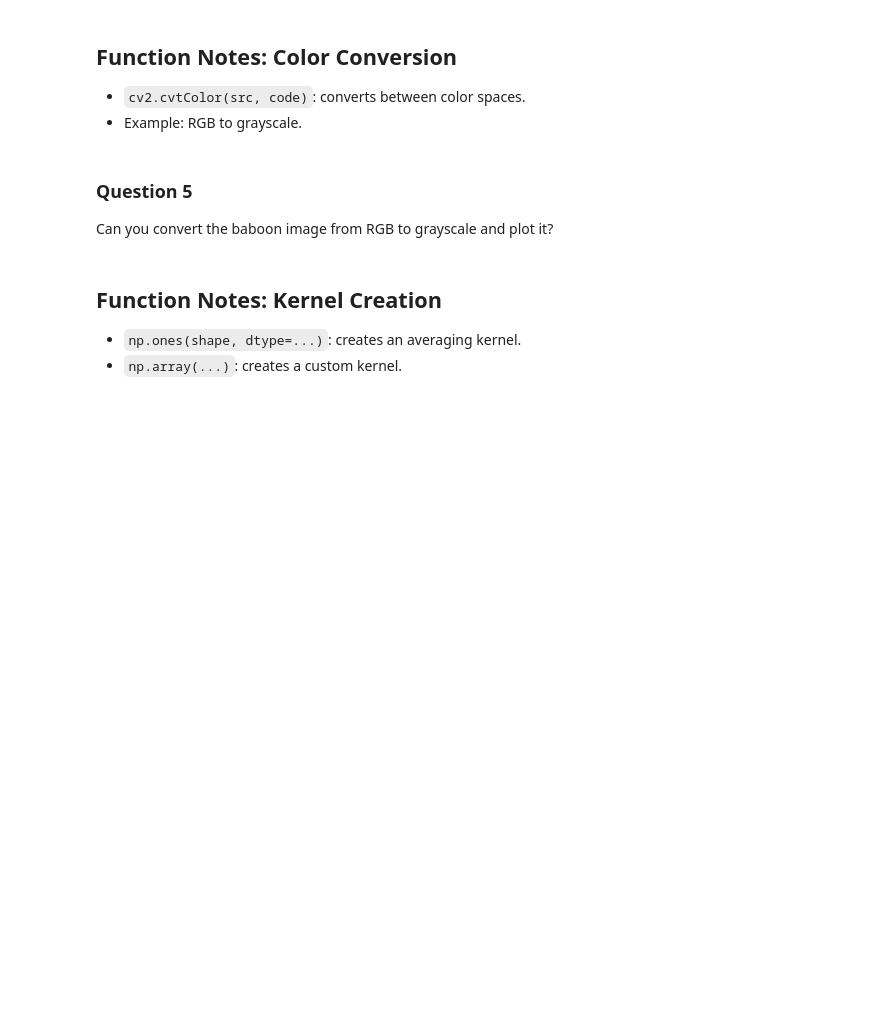
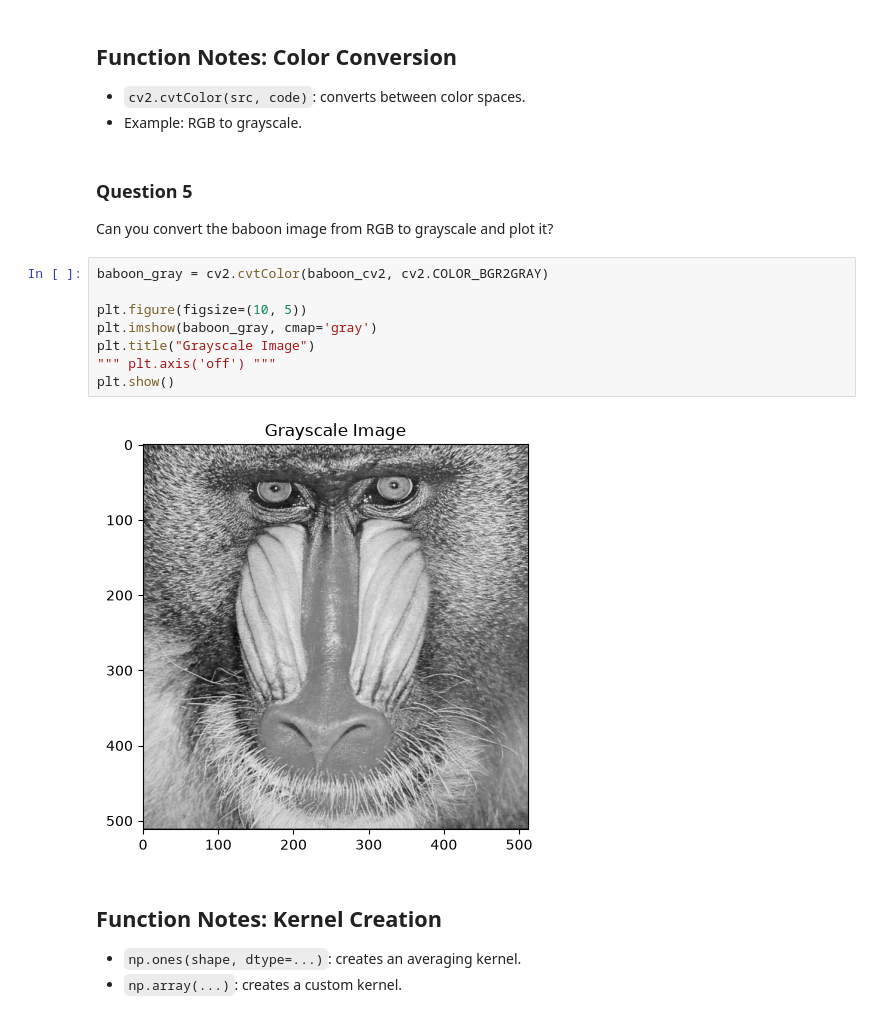
Before and after one commit to evanzkl/LENA, a Jupyter notebook: assignment/A2/image_processing_assignment_blank.ipynb, the cells around one changed output. Cells and saved outputs as stored; diff of their text form; blank space fills up the shorter version.

```diff
--- a/assignment/A2/image_processing_assignment_blank.ipynb
+++ b/assignment/A2/image_processing_assignment_blank.ipynb
@@ -109,6 +109,16 @@ plt.show()
 # %% [markdown]
 ### Question 5
 Can you convert the baboon image from RGB to grayscale and plot it?
+# %%
+baboon_gray = cv2.cvtColor(baboon_cv2, cv2.COLOR_BGR2GRAY)
+
+plt.figure(figsize=(10, 5))
+plt.imshow(baboon_gray, cmap='gray')
+plt.title("Grayscale Image")
+""" plt.axis('off') """
+plt.show()
+# %% [output]
+[figure, added]
 # %% [markdown]
 ## Function Notes: Kernel Creation
 - `np.ones(shape, dtype=...)`: creates an averaging kernel.
```
Also changed, not shown: parts of 1 cell of this notebook.
